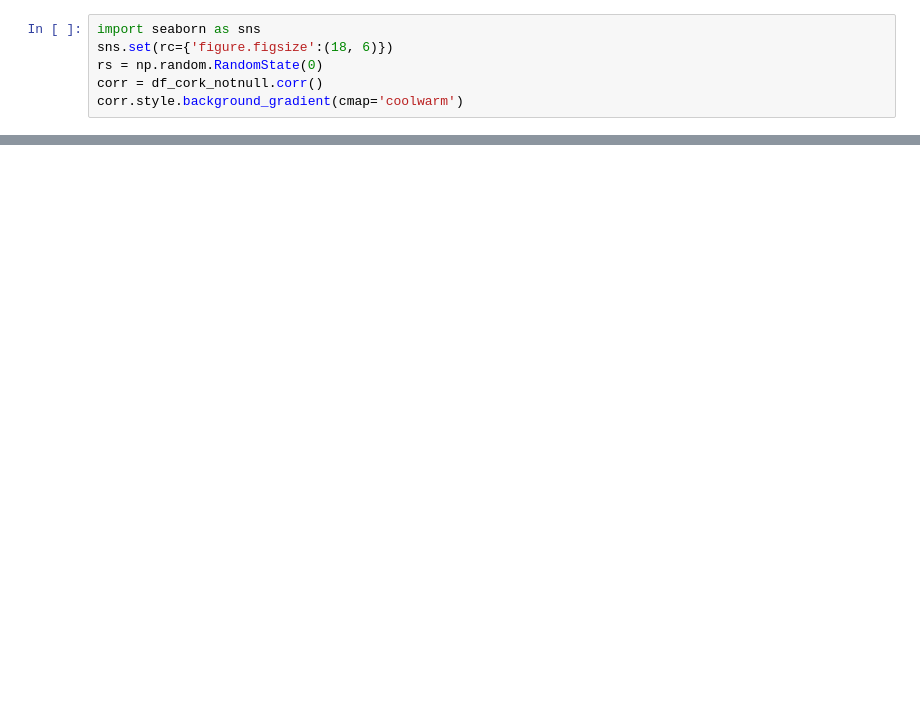
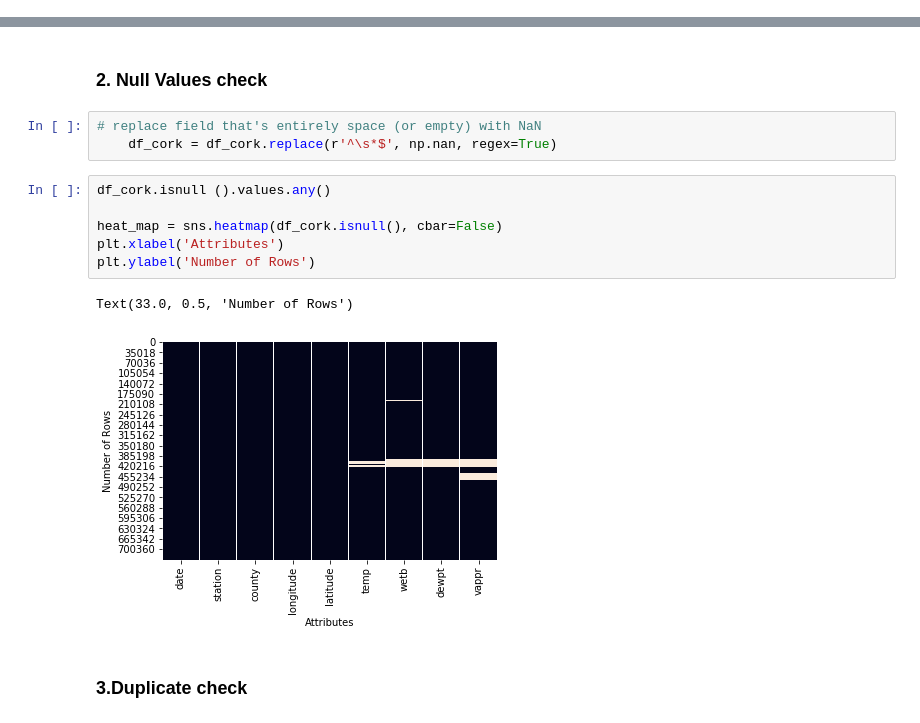
Before and after one commit to lalitpathak/Thesis, a Jupyter notebook: Thesis.ipynb, the cells around one changed output, grey strips where cells are left out. Saved outputs shown, nothing was run; the diff lists cells and outputs as text; blank space fills up the shorter version.

```diff
--- a/Thesis.ipynb
+++ b/Thesis.ipynb
@@ -201,6 +64,0 @@ No duplicated entries found
-# %%
-import seaborn as sns
-sns.set(rc={'figure.figsize':(18, 6)})
-rs = np.random.RandomState(0)
-corr = df_cork_notnull.corr()
-corr.style.background_gradient(cmap='coolwarm')
@@ -337,0 +142,16 @@ Plotting monthly data
+# %% [markdown]
+### 2. Null Values check
+# %%
+# replace field that's entirely space (or empty) with NaN
+    df_cork = df_cork.replace(r'^\s*$', np.nan, regex=True)
+# %%
+df_cork.isnull ().values.any()
+
+heat_map = sns.heatmap(df_cork.isnull(), cbar=False)
+plt.xlabel('Attributes')
+plt.ylabel('Number of Rows')
+# %% [output]
+Text(33.0, 0.5, 'Number of Rows')
+[figure, added]
+# %% [markdown]
+### 3.Duplicate check
```
Also changed, not shown: parts of 152 cells of this notebook.
